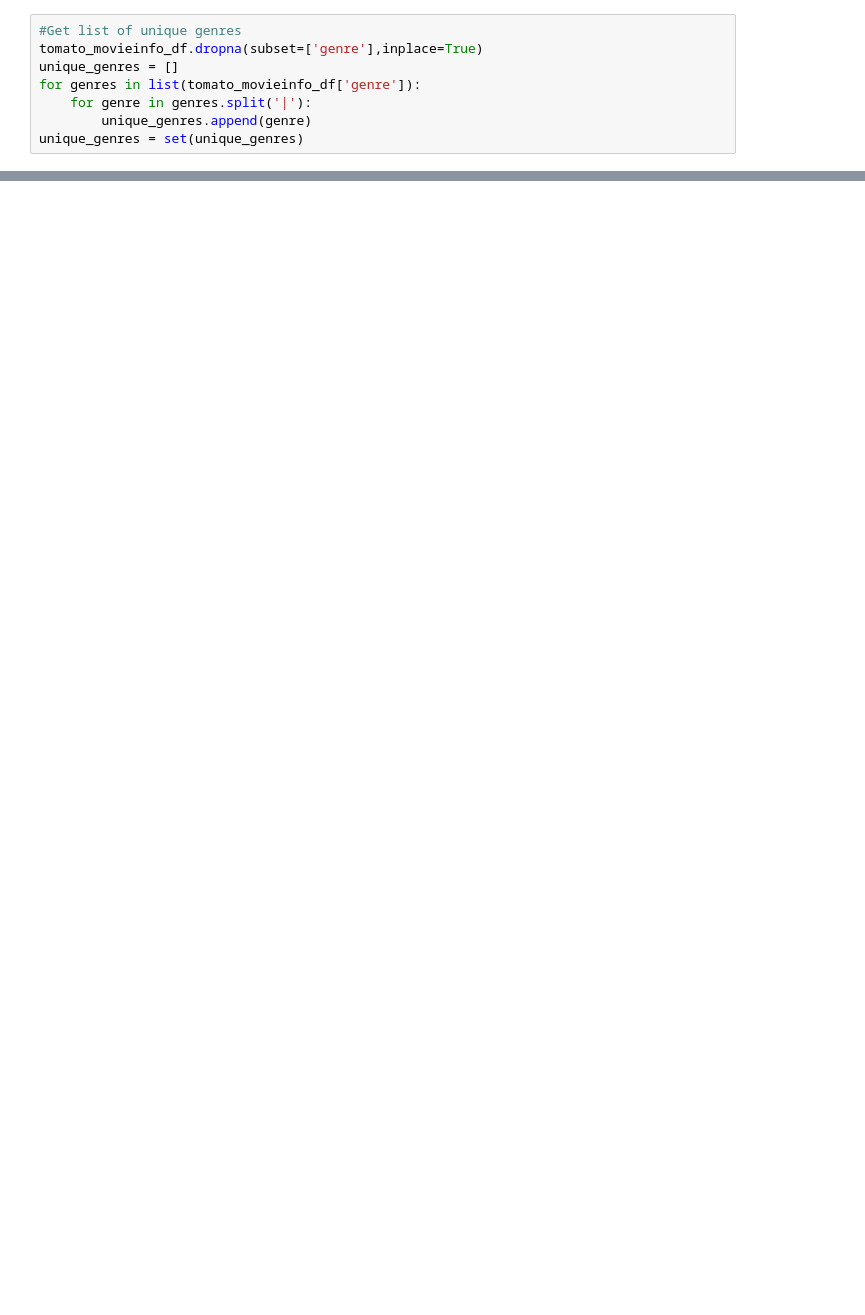
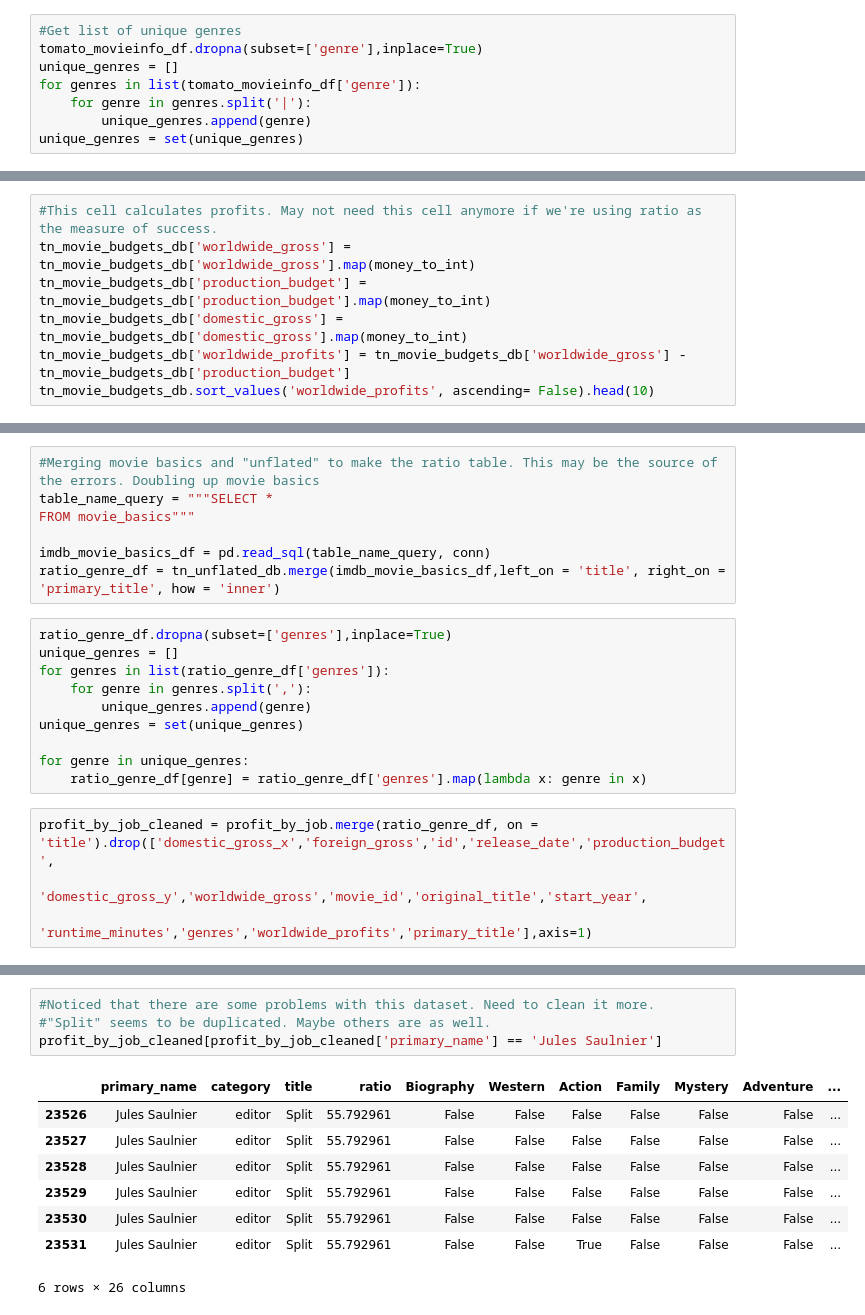
Before and after one commit to DanlBradley/dsc-phase-1-project-v2-3, a Jupyter notebook: daniel.ipynb, the cells around one changed output, grey strips where cells are left out. Drawn from its saved outputs; the diff is of its cells as text; blank space fills up the shorter version.

```diff
--- a/daniel.ipynb
+++ b/daniel.ipynb
@@ -276,0 +88,7 @@ set(list(principals_df['category']))
+# %%
+#This cell calculates profits. May not need this cell anymore if we're using ratio as the measure of success.
+tn_movie_budgets_db['worldwide_gross'] = tn_movie_budgets_db['worldwide_gross'].map(money_to_int)
+tn_movie_budgets_db['production_budget'] = tn_movie_budgets_db['production_budget'].map(money_to_int)
+tn_movie_budgets_db['domestic_gross'] = tn_movie_budgets_db['domestic_gross'].map(money_to_int)
+tn_movie_budgets_db['worldwide_profits'] = tn_movie_budgets_db['worldwide_gross'] - tn_movie_budgets_db['production_budget']
+tn_movie_budgets_db.sort_values('worldwide_profits', ascending= False).head(10)
@@ -276,0 +143,21 @@ set(list(principals_df['category']))
+# %%
+#Merging movie basics and "unflated" to make the ratio table. This may be the source of the errors. Doubling up movie basics
+table_name_query = """SELECT *
+FROM movie_basics"""
+
+imdb_movie_basics_df = pd.read_sql(table_name_query, conn)
+ratio_genre_df = tn_unflated_db.merge(imdb_movie_basics_df,left_on = 'title', right_on = 'primary_title', how = 'inner')
+# %%
+ratio_genre_df.dropna(subset=['genres'],inplace=True)
+unique_genres = []
+for genres in list(ratio_genre_df['genres']):
+    for genre in genres.split(','):
+        unique_genres.append(genre)
+unique_genres = set(unique_genres)
+
+for genre in unique_genres:
+    ratio_genre_df[genre] = ratio_genre_df['genres'].map(lambda x: genre in x)
+# %%
+profit_by_job_cleaned = profit_by_job.merge(ratio_genre_df, on = 'title').drop(['domestic_gross_x','foreign_gross','id','release_date','production_budget',
+                                                                         'domestic_gross_y','worldwide_gross','movie_id','original_title','start_year',
+                                                                         'runtime_minutes','genres','worldwide_profits','primary_title'],axis=1)
@@ -276,0 +212,13 @@ set(list(principals_df['category']))
+# %%
+#Noticed that there are some problems with this dataset. Need to clean it more.
+#"Split" seems to be duplicated. Maybe others are as well.
+profit_by_job_cleaned[profit_by_job_cleaned['primary_name'] == 'Jules Saulnier']
+# %% [output]
+|  | primary_name | category | title | ratio | Biography | Western | Action | Family | Mystery | Adventure | ... |
+| 23526 | Jules Saulnier | editor | Split | 55.792961 | False | False | False | False | False | False | ... |
+| 23527 | Jules Saulnier | editor | Split | 55.792961 | False | False | False | False | False | False | ... |
+| 23528 | Jules Saulnier | editor | Split | 55.792961 | False | False | False | False | False | False | ... |
+| 23529 | Jules Saulnier | editor | Split | 55.792961 | False | False | False | False | False | False | ... |
+| 23530 | Jules Saulnier | editor | Split | 55.792961 | False | False | False | False | False | False | ... |
+| 23531 | Jules Saulnier | editor | Split | 55.792961 | False | False | True | False | False | False | ... |
+6 rows × 26 columns
```
Also changed, not shown: parts of 36 cells of this notebook.
